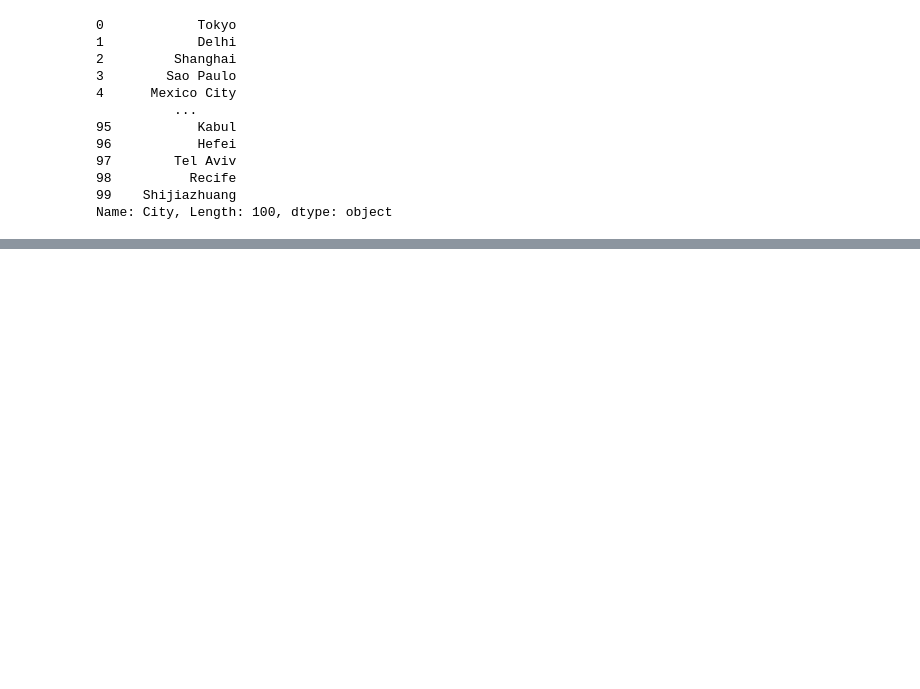
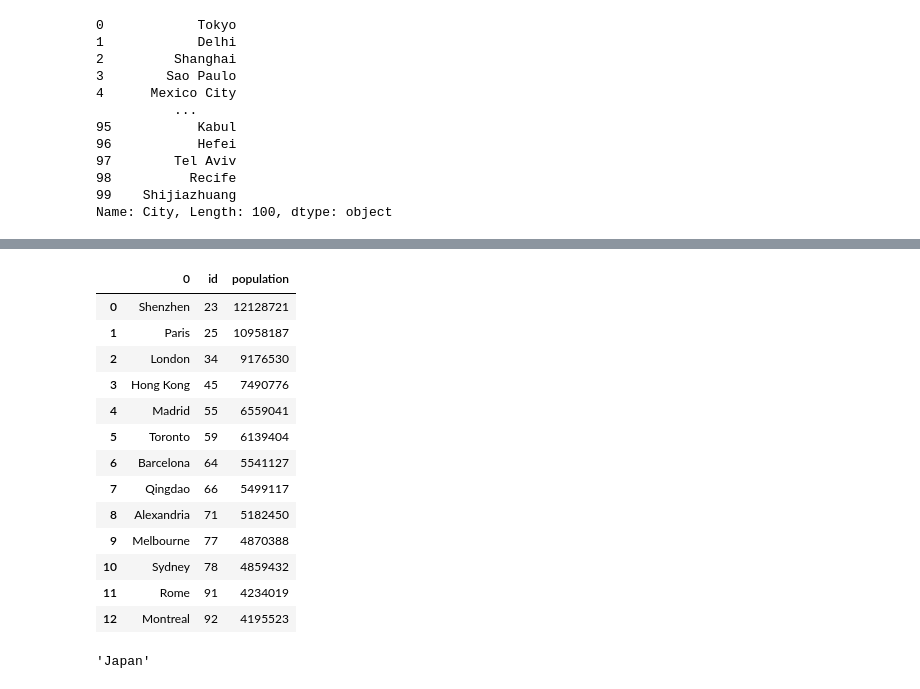
Before and after one commit to Travis-Molnoskey/ETL-Project, a Jupyter notebook: Data_Cleanup.ipynb, the cells around one changed output, grey strips where cells are left out. Drawn from its saved outputs; the diff is of its cells as text; code cells hidden in the pictures; blank space fills up the shorter version.

Commit message:
adding final files with data cleanup

```diff
--- a/Data_Cleanup.ipynb
+++ b/Data_Cleanup.ipynb
@@ -147,0 +271,19 @@ listing_df
+# %%
+city_df = pd.DataFrame(city_unique)
+city_df.rename(columns={'City':'city_name'}, inplace = True)
+# %%
+city_id_list=[]
+for x in range(len(city_list)):
+    for y in range(len(city_df)):
+        if city_df[0][y]==city_list[x]:
+            city_id_list.append(x)
+# %%
+city_df['id']= city_id_list
+# %%
+city_pop_list=[]
+for city in city_df[0]:
+    print(city)
+    city_pop_list.append(city_pop_df.loc[city_pop_df['City']==city]['population_2019'].values)
+
+for x in range(len(city_pop_list)):
+    city_pop_list[x]=city_pop_list[x][0]
@@ -147,0 +304,22 @@ listing_df
+# %%
+city_df['population']=city_pop_list
+city_df
+# %% [output]
+|  | 0 | id | population |
+| 0 | Shenzhen | 23 | 12128721 |
+| 1 | Paris | 25 | 10958187 |
+| 2 | London | 34 | 9176530 |
+| 3 | Hong Kong | 45 | 7490776 |
+| 4 | Madrid | 55 | 6559041 |
+| 5 | Toronto | 59 | 6139404 |
+| 6 | Barcelona | 64 | 5541127 |
+| 7 | Qingdao | 66 | 5499117 |
+| 8 | Alexandria | 71 | 5182450 |
+| 9 | Melbourne | 77 | 4870388 |
+| 10 | Sydney | 78 | 4859432 |
+| 11 | Rome | 91 | 4234019 |
+| 12 | Montreal | 92 | 4195523 |
+# %%
+city_pop_df.loc[city_pop_df['City']=='Tokyo']['Country'][0]
+# %% [output]
+'Japan'
```
Also changed, not shown: parts of 37 cells of this notebook, 5 other files.
